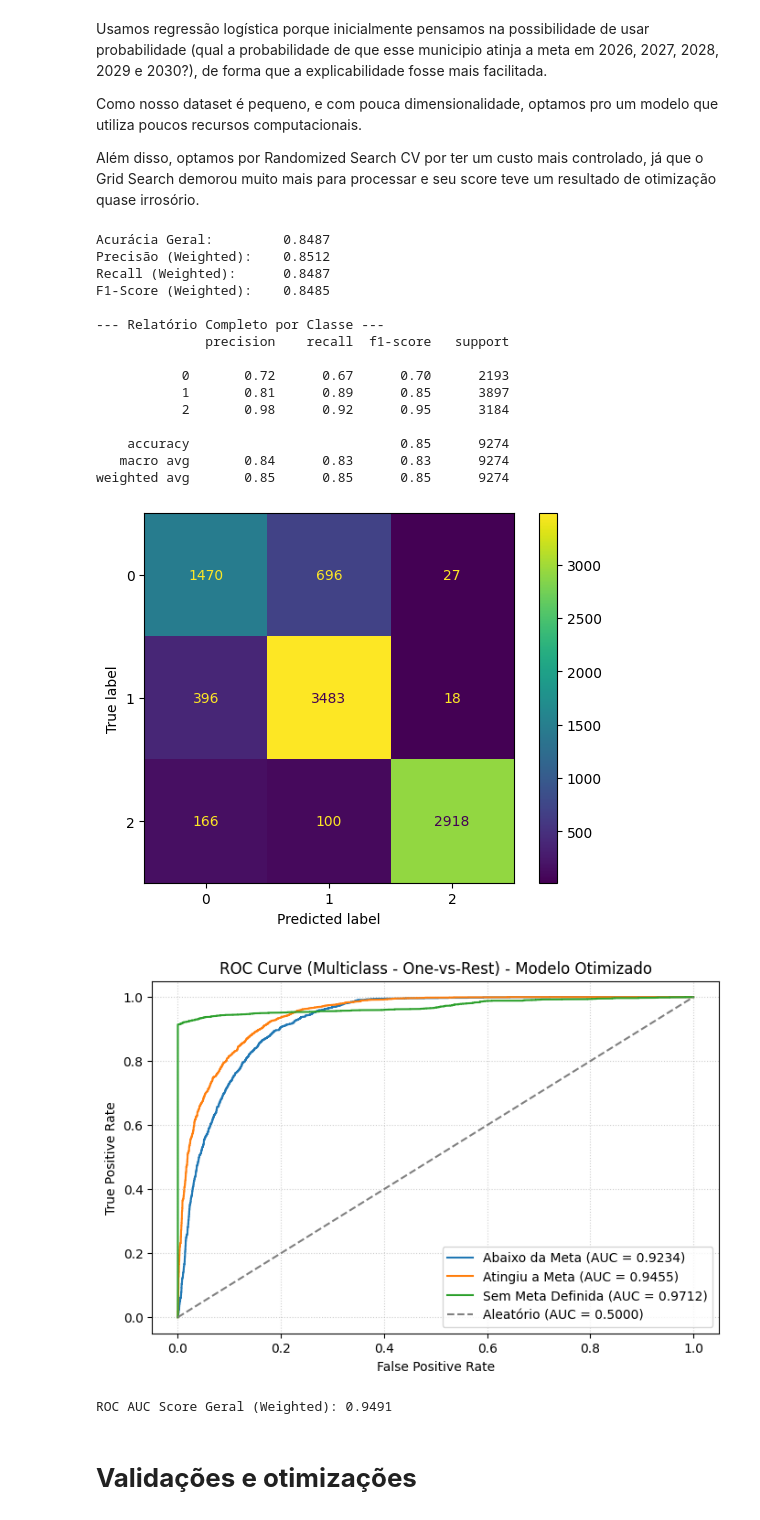
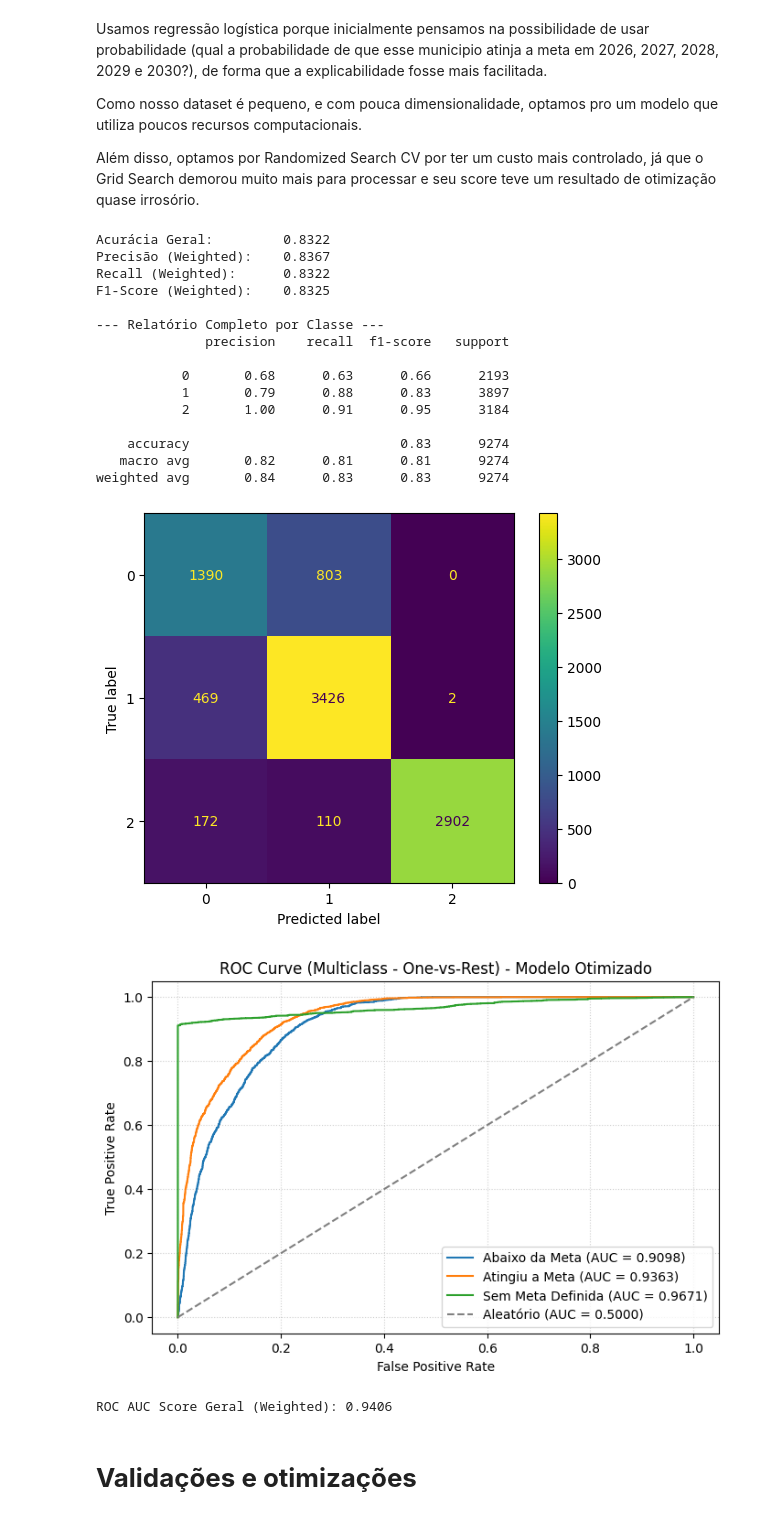
Before and after one commit to jcdematos/fiap-iast-tech-challange-03, a Jupyter notebook: jupyter-notebooks/Modelo_Classificação_Regressao_Logistica_Fase3.ipynb, the cells around one changed output. Saved outputs shown, nothing was run; the diff lists cells and outputs as text; code cells hidden in the pictures.

```diff
--- a/jupyter-notebooks/Modelo_Classificação_Regressao_Logistica_Fase3.ipynb
+++ b/jupyter-notebooks/Modelo_Classificação_Regressao_Logistica_Fase3.ipynb
@@ -171,7 +153,7 @@ dados_mais_pib_renda.head()
 imputer_num = SimpleImputer(strategy='median')
 
 # Aplica apenas nas colunas numéricas
-dados_nulos = ['renda_media_per_capita_R$','renda_media_per_capita_R$','densidade_demografica']
+dados_nulos = ['renda_media_per_capita_R$','pib_per_capita_R$','densidade_demografica']
 dados_mais_pib_renda[dados_nulos] = imputer_num.fit_transform(dados_mais_pib_renda[dados_nulos])
 
 dados_mais_pib_renda.head()
@@ -203,7 +185,7 @@ dados_mais_pib_renda.head()
 y_bruto = dados_mais_pib_renda['status_meta']
 
 #Definição do X
-X_bruto = dados_mais_pib_renda[['id_municipio', 'total_avaliados', 'ano', 'taxa_alfabetizacao_real','sigla_uf','renda_media_per_capita_R$','renda_media_per_capita_R$','densidade_demografica']]
+X_bruto = dados_mais_pib_renda[['id_municipio', 'total_avaliados', 'ano', 'taxa_alfabetizacao_real','sigla_uf','renda_media_per_capita_R$','pib_per_capita_R$','densidade_demografica']]
 
 #Feature encoding do X
   # Aplicar One-Hot Encoding en sigla_uf (Estado)
@@ -284,7 +266,7 @@ random_search = RandomizedSearchCV(
 )
 
 # 4. Executar a busca nos dados normalizados
-random_search.fit(X_train_scaled, y_train)
+random_search.fit(X_train_selected, y_train)
 
 # 5. Exibir os resultados
 print(f"Melhor score (Validação Cruzada): {random_search.best_score_:.4f}")
@@ -305,8 +287,8 @@ Além disso, optamos por Randomized Search CV por ter um custo mais controlado,
 # ===============================================================
 
 # Gerar predições e probabilidades usando o modelo otimizado pelo RandomizedSearchCV
-predicao = random_search.predict(X_test_scaled)
-probabilidades = random_search.predict_proba(X_test_scaled)
+predicao = random_search.predict(X_test_selected)
+probabilidades = random_search.predict_proba(X_test_selected)
 
 # 1. Métrica geral resumida (Média Ponderada)
 accuracy = accuracy_score(y_test, predicao)
@@ -340,46 +322,46 @@ class_names = [str(c) for c in dados['status_meta'].astype('category').cat.categ
 # Cálculo do AUC Geral (Weighted)
 auc_score_geral = roc_auc_score(y_test, probabilidades, multi_class='ovr', average='weighted')
 
 # Plota a Curva ROC
 plt.figure(figsize=(8, 5))
 
 # Desenha uma linha para cada classe
 for i in range(n_classes):
     fpr_i, tpr_i, _ = roc_curve(y_test_bin[:, i], probabilidades[:, i])
     auc_i = auc(fpr_i, tpr_i)
     plt.plot(fpr_i, tpr_i, label=f'{class_names[i]} (AUC = {auc_i:.4f})')
 
 # Linha de referência (palpite aleatório)
 plt.plot([0, 1], [0, 1], linestyle='--', color='gray', label='Aleatório (AUC = 0.5000)')
 
 plt.xlabel('False Positive Rate')
 plt.ylabel('True Positive Rate')
 plt.title('ROC Curve (Multiclass - One-vs-Rest) - Modelo Otimizado')
 
 plt.legend(loc="lower right")
 plt.grid(True, linestyle=':', alpha=0.6)
 plt.show()
 
 print(f'ROC AUC Score Geral (Weighted): {auc_score_geral:.4f}')
 # %% [output]
-Acurácia Geral:         0.8487
-Precisão (Weighted):    0.8512
-Recall (Weighted):      0.8487
-F1-Score (Weighted):    0.8485
+Acurácia Geral:         0.8322
+Precisão (Weighted):    0.8367
+Recall (Weighted):      0.8322
+F1-Score (Weighted):    0.8325
 
 --- Relatório Completo por Classe ---
               precision    recall  f1-score   support
 
-           0       0.72      0.67      0.70      2193
-           1       0.81      0.89      0.85      3897
-           2       0.98      0.92      0.95      3184
+           0       0.68      0.63      0.66      2193
+           1       0.79      0.88      0.83      3897
+           2       1.00      0.91      0.95      3184
 
-    accuracy                           0.85      9274
-   macro avg       0.84      0.83      0.83      9274
-weighted avg       0.85      0.85      0.85      9274
+    accuracy                           0.83      9274
+   macro avg       0.82      0.81      0.81      9274
+weighted avg       0.84      0.83      0.83      9274
-[figure, old version]
+[figure, new version]
-[figure, old version]
+[figure, new version]
-ROC AUC Score Geral (Weighted): 0.9491
+ROC AUC Score Geral (Weighted): 0.9406
 # %% [markdown]
 # **Validações e otimizações**
 # %%
```
Also changed, not shown: parts of 7 cells of this notebook.
